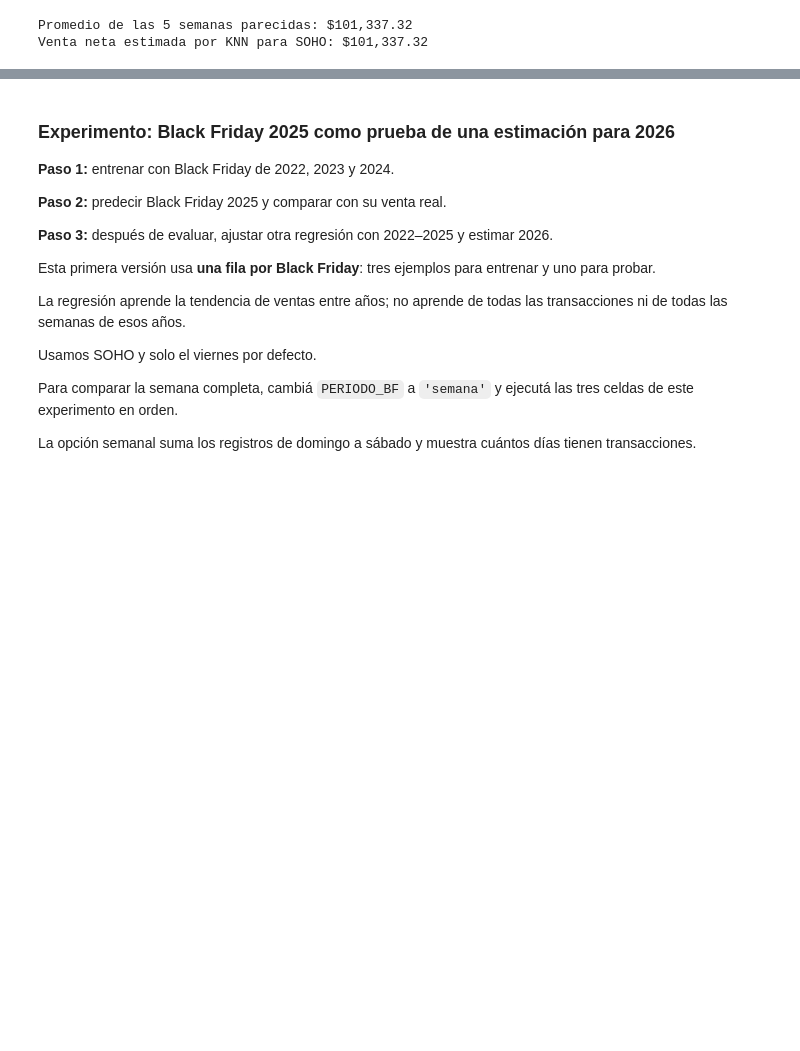
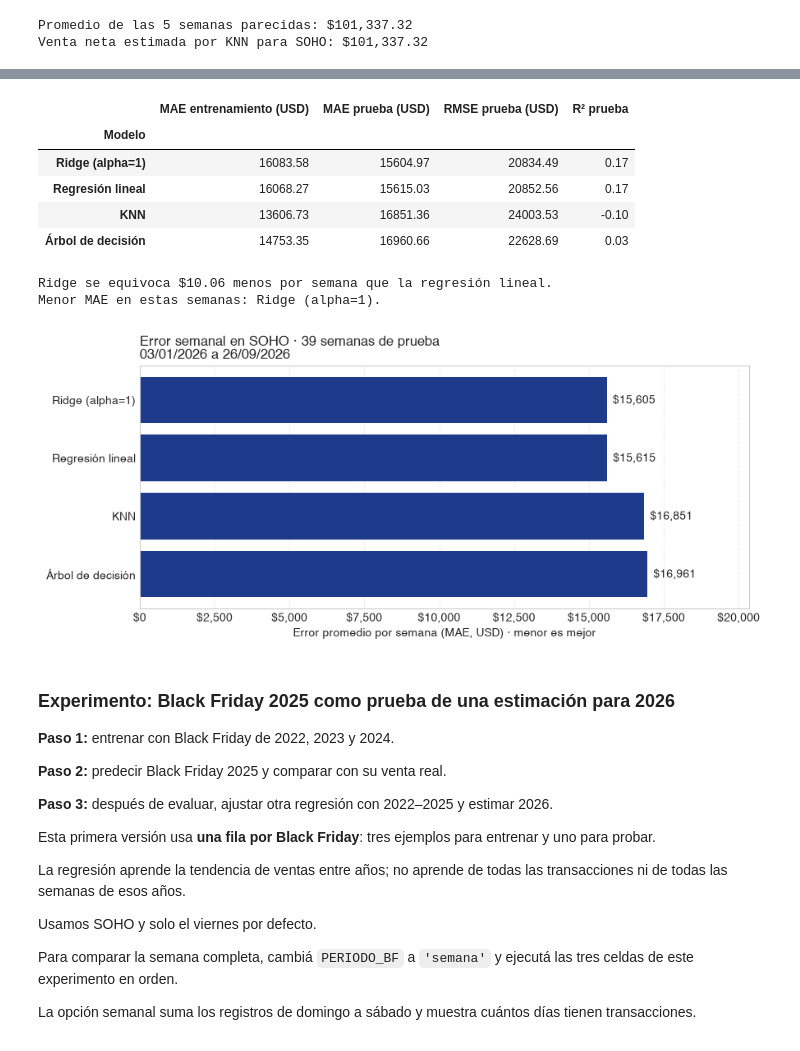
Before and after one commit to geramargonzalez/sales-revenue-datascience, a Jupyter notebook: sales-revenue-jewery.ipynb, the cells around one changed output, grey strips where cells are left out. Cells and saved outputs as stored; diff of their text form; code cells hidden in the pictures; blank space fills up the shorter version.

Commit message:
Fase 25 : Practicar Ridge y validacion temporal de alpha

```diff
--- a/sales-revenue-jewery.ipynb
+++ b/sales-revenue-jewery.ipynb
@@ -2782,0 +2837,20 @@ Venta neta estimada por KNN para SOHO: $101,337.32
+# %%
+# La escala común permite comparar los pesos sin mezclar unidades
+lineal_escalada_ridge = Pipeline([
+    ('escala', StandardScaler()),
+    ('regresion', LinearRegression())
+])
+lineal_escalada_ridge.fit(X_train_rl, y_train_rl)
+pesos_ridge = pd.DataFrame({
+    'Variable': VARIABLES_RL,
+    'Peso lineal (escala común)': lineal_escalada_ridge.named_steps['regresion'].coef_,
+    'Peso Ridge (escala común)': modelo_ridge.named_steps['regresion'].coef_
+}).set_index('Variable')
+display(pesos_ridge.round(2))
+
+ejemplo_ridge = nueva_semana_rl[VARIABLES_RL]
+estimacion_ridge = modelo_ridge.predict(ejemplo_ridge)[0]
+estimacion_lineal_ridge = modelo_rl.predict(ejemplo_ridge)[0]
+print(f'Ejemplo de la sección 6.5 — regresión lineal: ${estimacion_lineal_ridge:,.2f}')
+print(f'Ejemplo de la sección 6.5 — {nombre_ridge}: ${estimacion_ridge:,.2f}')
+print(f'Cambio de la estimación: ${estimacion_ridge - estimacion_lineal_ridge:+,.2f}')
@@ -2783,3 +2957,60 @@ Venta neta estimada por KNN para SOHO: $101,337.32
+# %%
+resultados_ridge = []
+predicciones_ridge = pd.DataFrame({'Venta real (USD)': y_test_rl})
+for nombre, modelo in [
+    ('Regresión lineal', modelo_rl),
+    ('Árbol de decisión', modelo_arbol),
+    ('KNN', modelo_knn),
+    (nombre_ridge, modelo_ridge)
+]:
+    pred_entrenamiento = modelo.predict(X_train_rl)
+    pred_prueba = modelo.predict(X_test_rl)
+    predicciones_ridge[nombre] = pred_prueba
+    resultados_ridge.append({
+        'Modelo': nombre,
+        'MAE entrenamiento (USD)': mean_absolute_error(y_train_rl, pred_entrenamiento),
+        'MAE prueba (USD)': mean_absolute_error(y_test_rl, pred_prueba),
+        'RMSE prueba (USD)': np.sqrt(mean_squared_error(y_test_rl, pred_prueba)),
+        'R² prueba': r2_score(y_test_rl, pred_prueba)
+    })
+
+comparacion_ridge = pd.DataFrame(resultados_ridge).set_index('Modelo').sort_values('MAE prueba (USD)')
+display(comparacion_ridge.round(2))
+diferencia_ridge = (comparacion_ridge.loc[nombre_ridge, 'MAE prueba (USD)']
+                   - comparacion_ridge.loc['Regresión lineal', 'MAE prueba (USD)'])
+if diferencia_ridge > 0:
+    print(f'Ridge se equivoca ${diferencia_ridge:,.2f} más por semana que la regresión lineal.')
+elif diferencia_ridge < 0:
+    print(f'Ridge se equivoca ${-diferencia_ridge:,.2f} menos por semana que la regresión lineal.')
+else:
+    print('Ridge y la regresión lineal tienen el mismo error promedio en prueba.')
+print(f'Menor MAE en estas semanas: {comparacion_ridge.index[0]}.')
+
+errores_comparacion_ridge = comparacion_ridge['MAE prueba (USD)']
+fig, ax = plt.subplots(figsize=(9, 4))
+barras_ridge = ax.barh(errores_comparacion_ridge.index, errores_comparacion_ridge, color=COLOR_PRIMARIO)
+ax.bar_label(barras_ridge, labels=[f'${v:,.0f}' for v in errores_comparacion_ridge], padding=5)
+ax.invert_yaxis()
+ax.set_xlim(0, max(errores_comparacion_ridge.max() * 1.2, 1))
+ax.set_title(
+    f'Error semanal en {UBICACION_RL} · {len(X_test_rl)} semanas de prueba\n'
+    f'{X_test_rl.index.min():%d/%m/%Y} a {X_test_rl.index.max():%d/%m/%Y}', loc='left'
+)
+ax.set_xlabel('Error promedio por semana (MAE, USD) · menor es mejor')
+ax.xaxis.set_major_formatter(FuncFormatter(lambda valor, _: f'${valor:,.0f}'))
+ax.grid(axis='y', visible=False)
+plt.tight_layout()
+plt.show()
+# %% [output]
+|  | MAE entrenamiento (USD) | MAE prueba (USD) | RMSE prueba (USD) | R² prueba |
+| Modelo |  |  |  |  |
+| Ridge (alpha=1) | 16083.58 | 15604.97 | 20834.49 | 0.17 |
+| Regresión lineal | 16068.27 | 15615.03 | 20852.56 | 0.17 |
+| KNN | 13606.73 | 16851.36 | 24003.53 | -0.10 |
+| Árbol de decisión | 14753.35 | 16960.66 | 22628.69 | 0.03 |
+Ridge se equivoca $10.06 menos por semana que la regresión lineal.
+Menor MAE en estas semanas: Ridge (alpha=1).
+[figure, added]
 # %% [markdown]
 ### Experimento: Black Friday 2025 como prueba de una estimación para 2026
 
```
Also changed, not shown: parts of 8 cells of this notebook, 2 other files.
